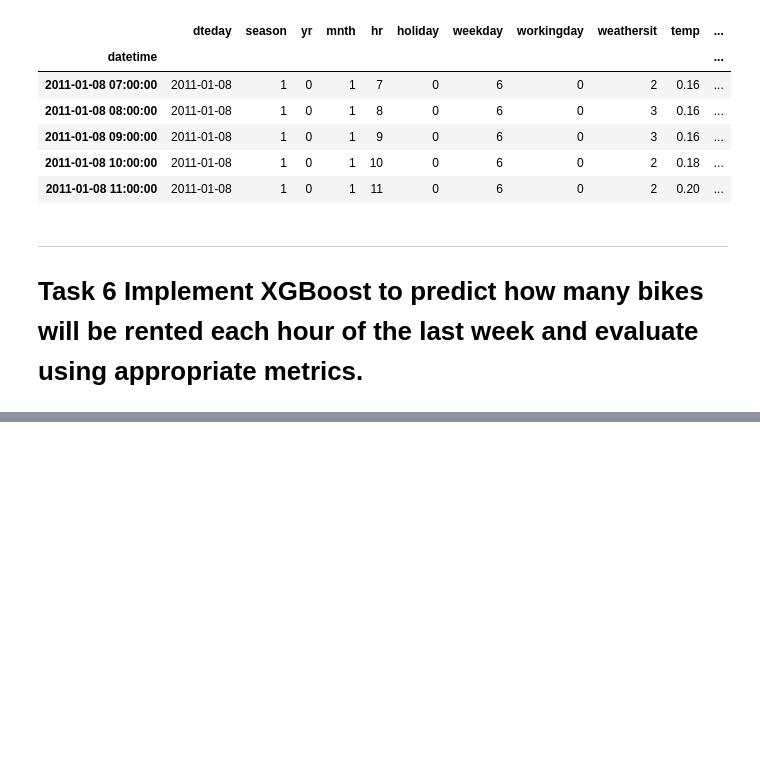
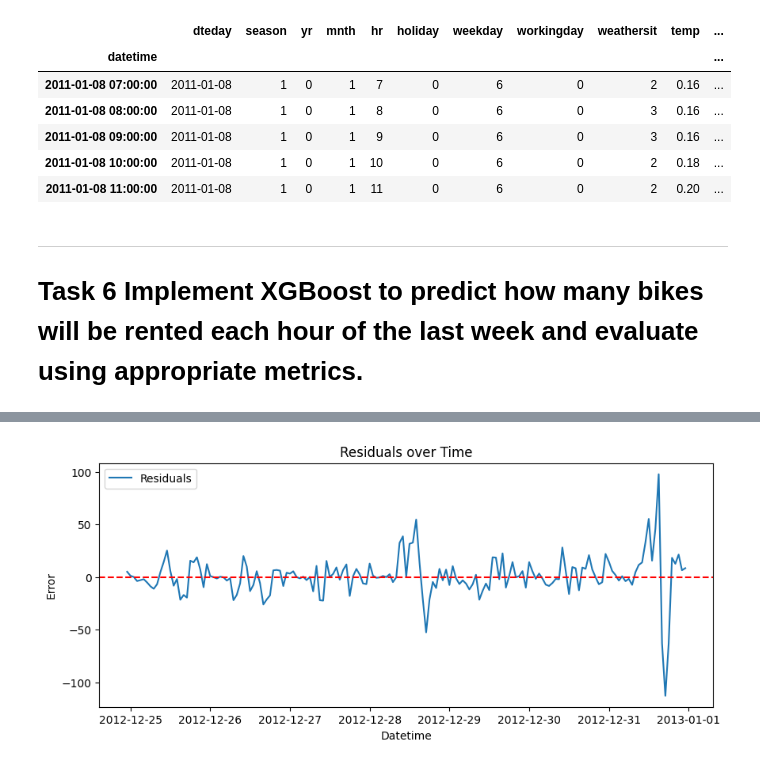
Before and after one commit to Sebastianrix/Data-Things, a Jupyter notebook: 5) Time series/TSA_Task.ipynb, the cells around one changed output, grey strips where cells are left out. Drawn from its saved outputs; the diff is of its cells as text; code cells hidden in the pictures; blank space fills up the shorter version.

```diff
--- a/5) Time series/TSA_Task.ipynb
+++ b/5) Time series/TSA_Task.ipynb
@@ -388,0 +416,18 @@ R-squared: 0.925817608833313
+# %%
+import matplotlib.pyplot as plt
+
+# Plot residuals
+plt.figure(figsize=(10, 4))
+plt.plot(results.index, results['Residuals'], label='Residuals')
+plt.axhline(y=0, color='r', linestyle='--')
+plt.title("Residuals over Time")
+plt.xlabel("Datetime")
+plt.ylabel("Error")
+plt.legend()
+plt.show()
+
+# Check max residuals
+print("Top 5 largest residuals:")
+print(results['Residuals'].abs().sort_values(ascending=False).head())
+# %% [output]
+[figure, added]
```
Also changed, not shown: parts of 3 cells of this notebook.
